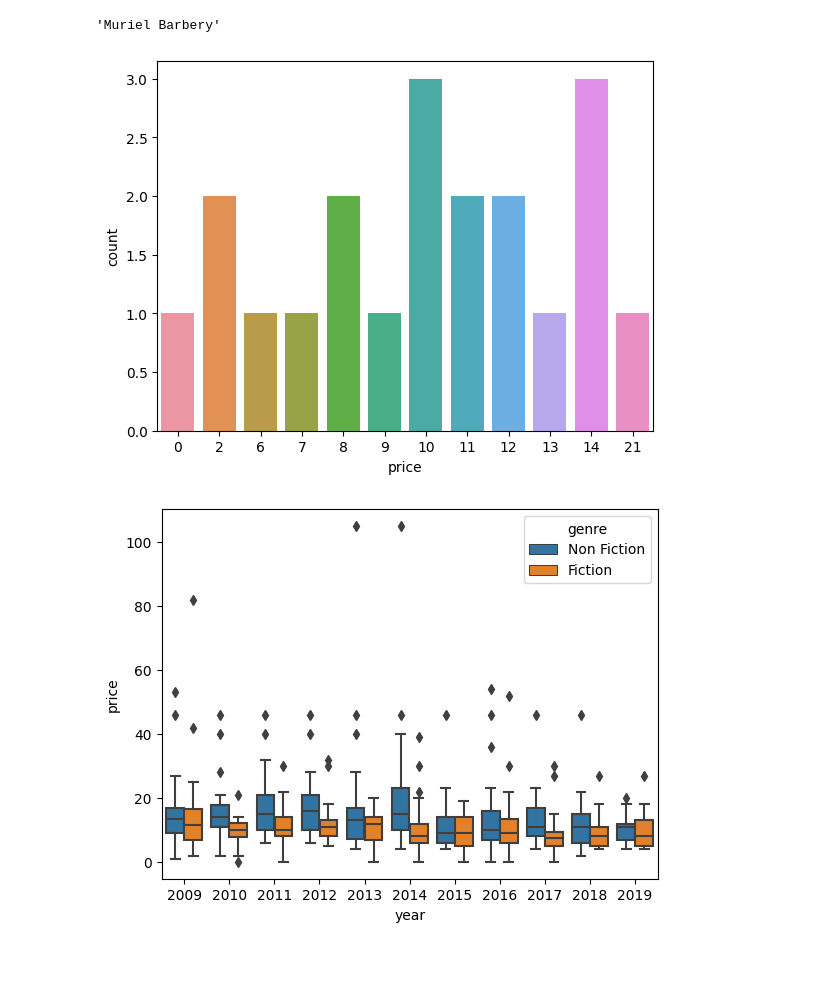
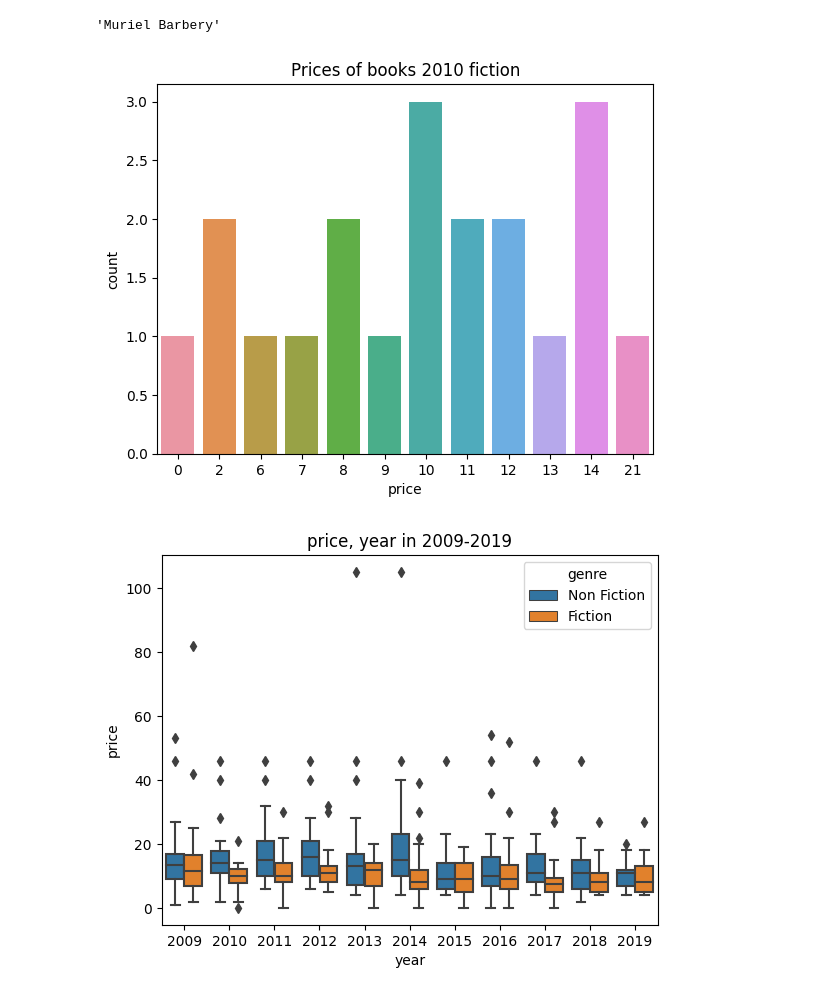
Before and after one commit to olhaishchenko/-data_science, a Jupyter notebook: Hw2_3.ipynb, the cells around one changed output. Cells and saved outputs as stored; diff of their text form; code cells hidden in the pictures; blank space fills up the shorter version.

```diff
--- a/Hw2_3.ipynb
+++ b/Hw2_3.ipynb
@@ -278,12 +280,14 @@ sorted_author['author'].iloc[0]
 # %%
 # author_book = df_books[df_books['year'] == '2010']
 # author_book
-sns.countplot(x="price", data=df_books_2010_fiction);
+sns.countplot(x="price", data=df_books_2010_fiction)
+plt.title('Prices of books 2010 fiction');
 # %% [output]
-[figure, old version]
+[figure, new version]
 # %%
-sns.boxplot(y="price", x="year", hue="genre", data=df_books);
+sns.boxplot(y="price", x="year", hue="genre", data=df_books)
+plt.title('price, year in 2009-2019');
 # %% [output]
-[figure, old version]
+[figure, new version]
 # %%
 plt.figure(figsize=(8, 32))
```
Also changed, not shown: parts of 3 cells of this notebook.
